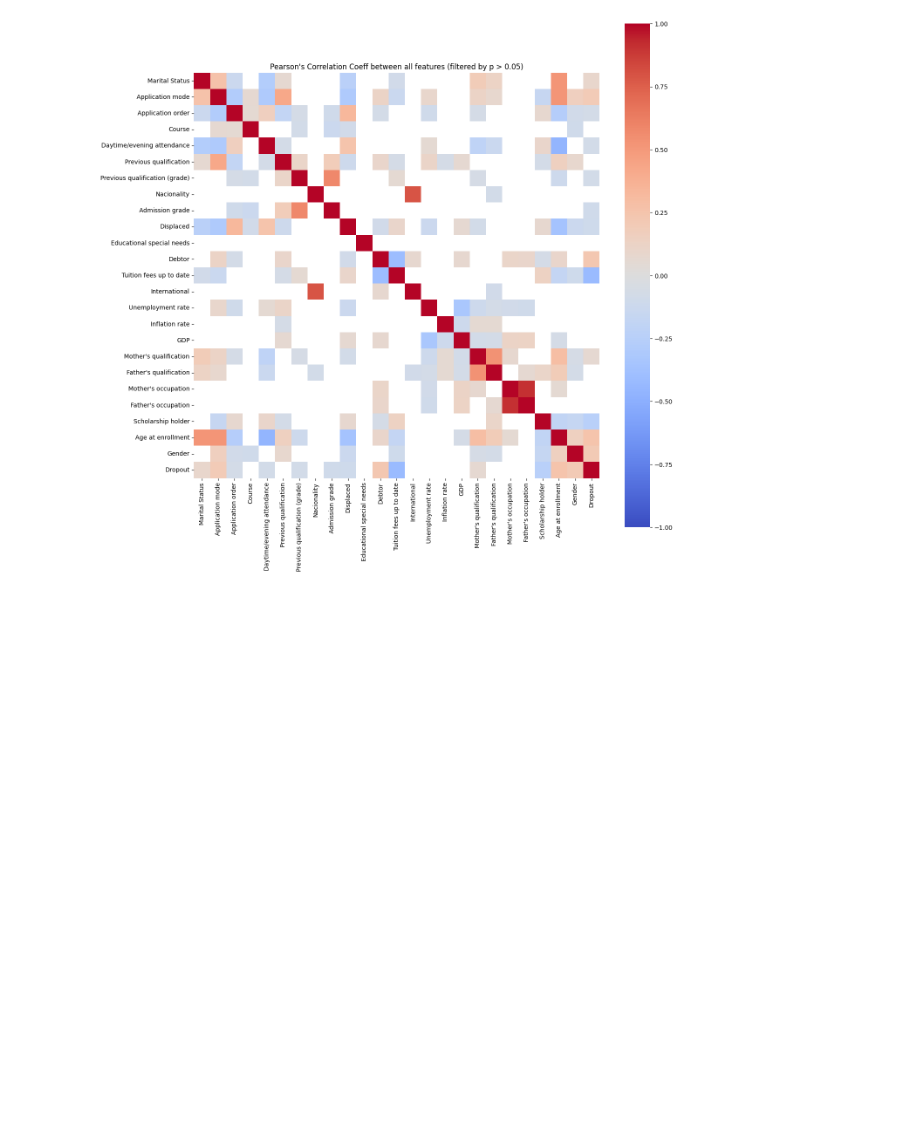
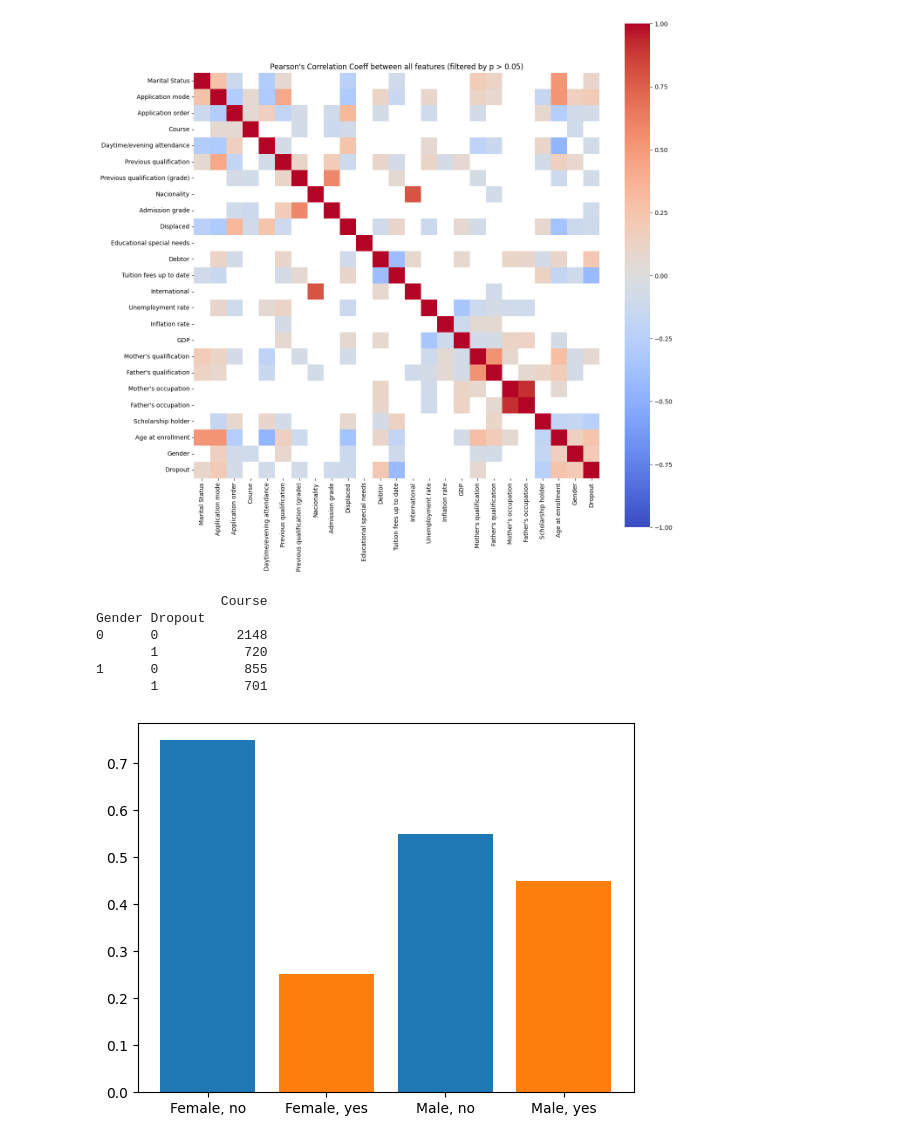
Before and after one commit to Xannadoo/Algorithmic_Fairness_Mandatories, a Jupyter notebook: Exam/EDA.ipynb, the cells around one changed output. Saved outputs shown, nothing was run; the diff lists cells and outputs as text; code cells hidden in the pictures; blank space fills up the shorter version.

```diff
--- a/Exam/EDA.ipynb
+++ b/Exam/EDA.ipynb
@@ -180,3 +166,21 @@ plt.title(f"Pearson's Correlation Coeff between all features (filtered by p > {a
 plt.show()
 # %% [output]
 [figure]
+# %%
+males = df[df.Gender==1].shape[0]
+females = df[df.Gender==0].shape[0]
+
+X = pd.DataFrame(df.groupby(['Gender', 'Dropout']).count().Course)
+
+print(X)
+
+plt.bar([0,1,2,3], X.Course/[females, females, males, males], color=['tab:blue','tab:orange','tab:blue','tab:orange'])
+plt.xticks([0,1,2,3],  labels=['Female, no', 'Female, yes','Male, no', 'Male, yes']);
+# %% [output]
+                Course
+Gender Dropout
+0      0          2148
+       1           720
+1      0           855
+       1           701
+[figure, added]
```
Also changed, not shown: parts of 3 cells of this notebook.
